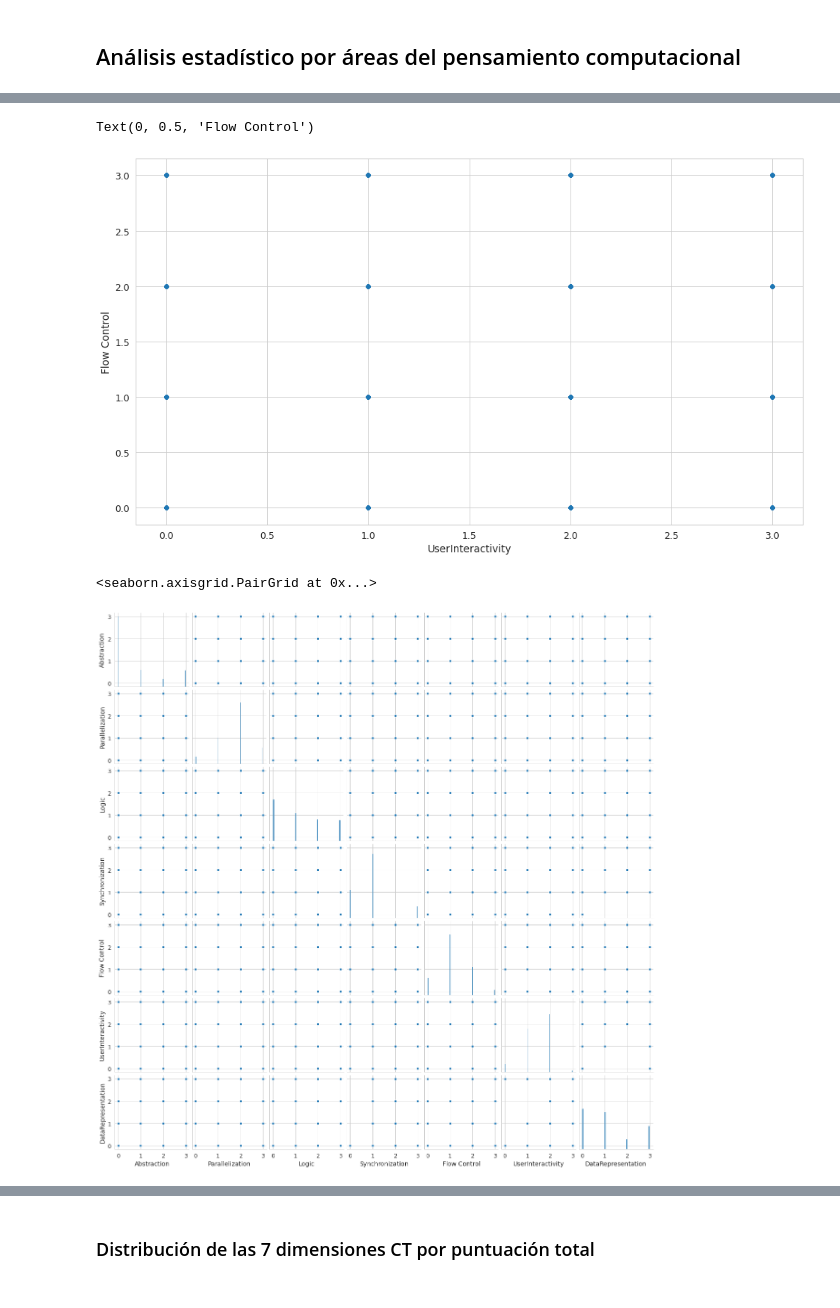
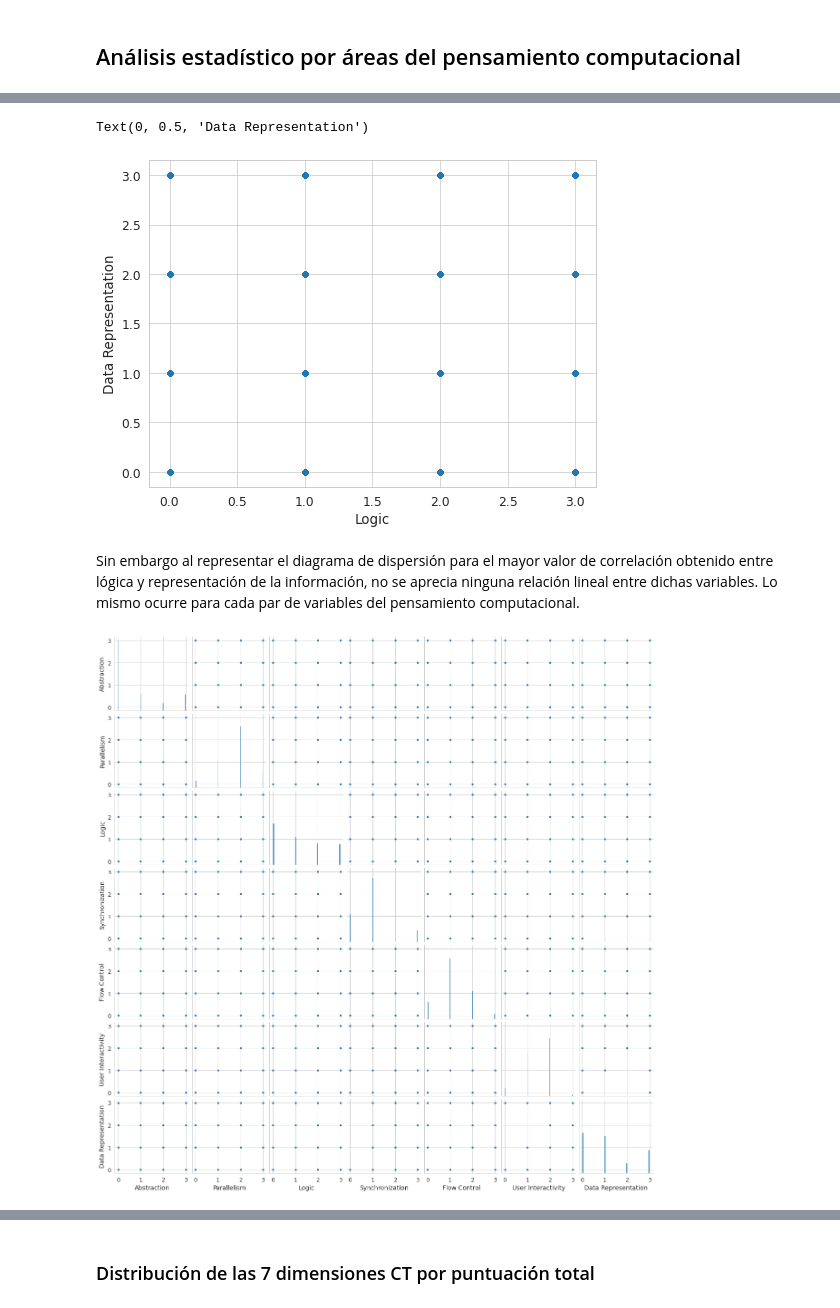
Before and after one commit to rcruiz/pruebaCT, a Jupyter notebook: Dr_Scratch_Analysis.ipynb, the cells around one changed output, grey strips where cells are left out. Saved outputs shown, nothing was run; the diff lists cells and outputs as text; code cells hidden in the pictures.

```diff
--- a/Dr_Scratch_Analysis.ipynb
+++ b/Dr_Scratch_Analysis.ipynb
@@ -10,9 +12,17 @@ import pandas as pd
 import seaborn as sns
 import matplotlib.pyplot as plt
 from sklearn.cluster import KMeans
+from sklearn.decomposition import PCA
+from sklearn.cluster import AgglomerativeClustering #
 from sklearn.metrics import pairwise_distances_argmin_min
 %matplotlib inline
-plt.rcParams['figure.figsize'] = (16, 9)
+from mpl_toolkits.mplot3d import Axes3D
+import scipy.cluster.hierarchy as shc
+from scipy import stats
+
+import warnings
+warnings.filterwarnings('ignore')
+plt.rcParams['figure.figsize'] = (14, 7)
 # %%
 df_dr_scratch = pd.read_csv("results.csv")
 df_dr_scratch.head(10)
@@ -120,0 +139,7 @@ Así se comprueba que efectivamente han sido eliminados de nuestro dataset. De e
+# %%
+lista_col_int = ['Total','Abstraction', 'Parallelism', 'Logic', 'Synchronization', 'Flow Control',
+                 'User Interactivity', 'Data Representation', 'Default sprite names','Default backdrop names',
+                 'Duplicate scripts', 'Dead code']
+# %%
+for col in lista_col_int:
+    df_dr_scratch[col] = df_dr_scratch[col].astype(np.uint8)
@@ -463,12 +579,16 @@ sns.heatmap(corr_matrix, annot= True, cmap='Blues')
 # %%
-plt.scatter(df_ct['UserInteractivity'], df_ct['Flow Control'])
-plt.xlabel('UserInteractivity')
-plt.ylabel('Flow Control')
+plt.figure(figsize=(8,6))
+plt.scatter(df_ct['Logic'], df_ct['Data Representation'])
+plt.xlabel('Logic')
+plt.ylabel('Data Representation')
 # %% [output]
-Text(0, 0.5, 'Flow Control')
+Text(0, 0.5, 'Data Representation')
-[figure, old version]
+[figure, new version]
+# %% [markdown]
+Sin embargo al representar el diagrama de dispersión para el mayor valor de correlación obtenido entre lógica y representación de la información, no se aprecia ninguna relación lineal entre dichas variables.
+Lo mismo ocurre para cada par de variables del pensamiento computacional.
 # %%
-sns.pairplot(df_ct)
+g = sns.pairplot(df_ct)
+#g.map_lower(sns.kdeplot, levels=4, color=".2")
 # %% [output]
-<seaborn.axisgrid.PairGrid at 0x...>
-[figure, old version]
+[figure, new version]
```
Also changed, not shown: parts of 251 cells of this notebook, 2 other files.
